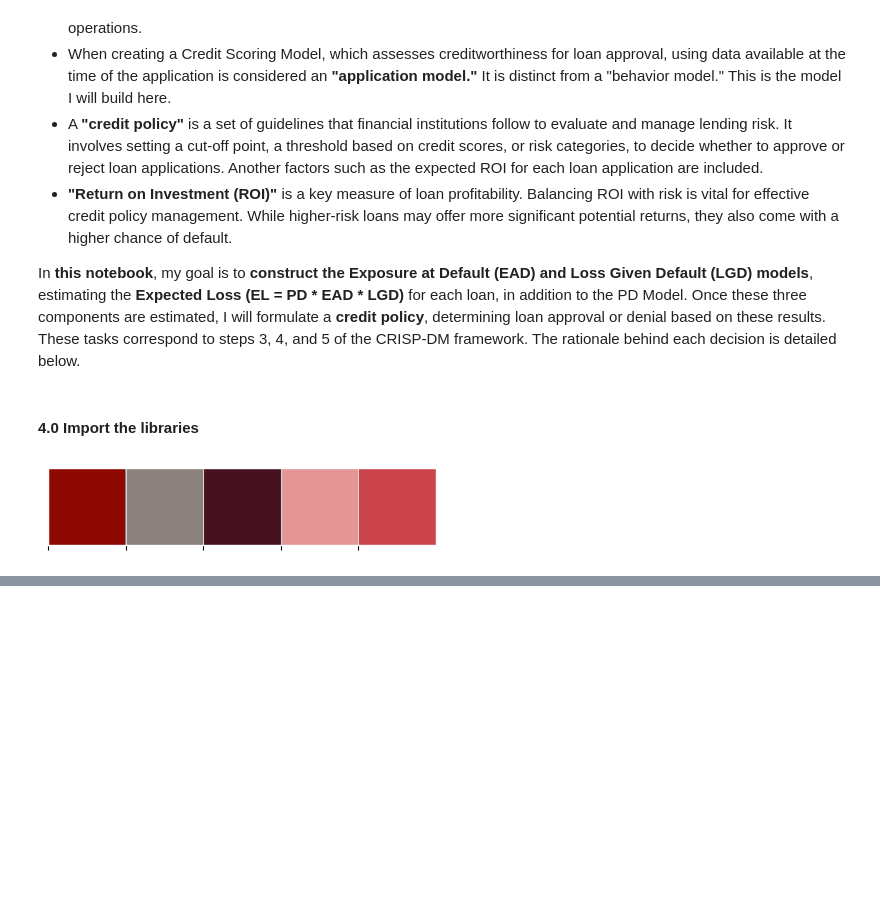
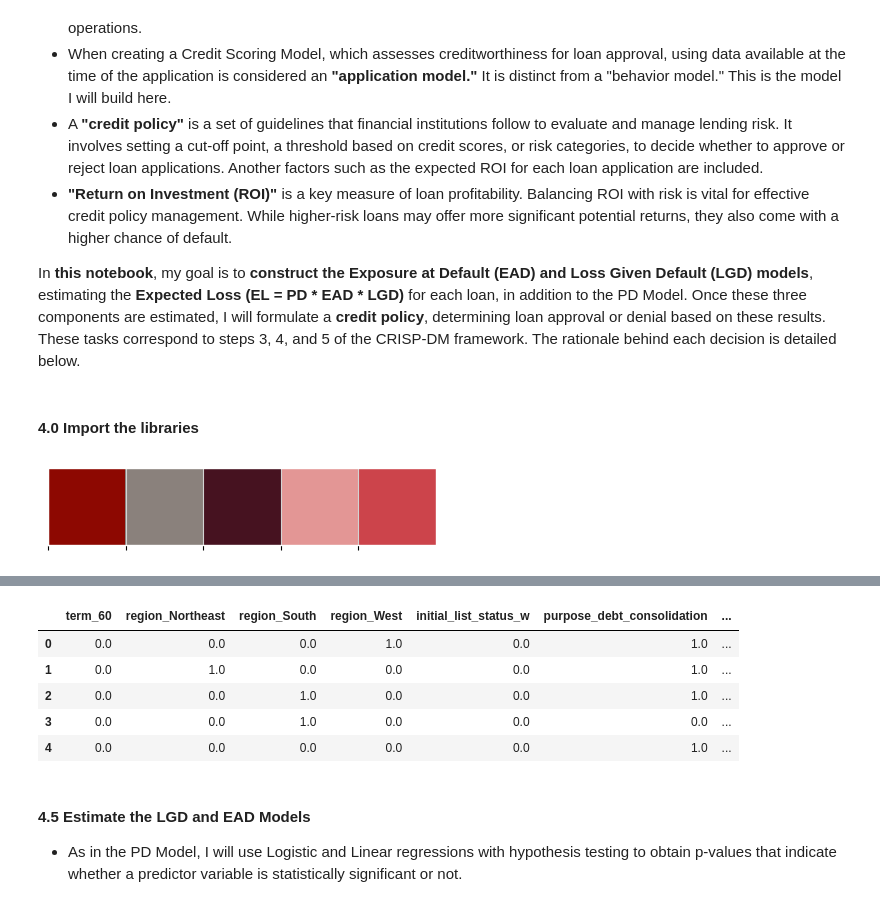
Before and after one commit to allmeidaapedro/Lending-Club-Credit-Scoring, a Jupyter notebook: notebooks/4_lgd_ead_modeling.ipynb, the cells around one changed output, grey strips where cells are left out. Saved outputs shown, nothing was run; the diff lists cells and outputs as text; code cells hidden in the pictures; blank space fills up the shorter version.

```diff
--- a/notebooks/4_lgd_ead_modeling.ipynb
+++ b/notebooks/4_lgd_ead_modeling.ipynb
@@ -122,0 +302,11 @@ memory usage: 61.4 MB
+# %%
+# Obtain the categorical and numerical variables.
+categorical_variables = X_train.select_dtypes('category').columns.tolist()
+numerical_variables = X_train.select_dtypes('number').columns.tolist()
+
+# Treat 'term' as a categorical variable because it presents just 2 unique values, 36 and 60.
+categorical_variables.append('term')
+numerical_variables.remove('term')
+
+print(f'There are {len(categorical_variables)} categorical variables. They are: {categorical_variables}.')
+print(f'There are {len(numerical_variables)} categorical variables. They are: {numerical_variables}.')
@@ -122,0 +377,29 @@ memory usage: 61.4 MB
+# %%
+# Preprocess all data for 1st and 2nd stages of LGD model and EAD model.
+X_train_prepared = preprocessor.fit_transform(X_train)
+X_test_prepared = preprocessor.transform(X_test)
+
+X_train_lgd_linear_prepared = preprocessor.fit_transform(X_train_lgd_linear)
+X_test_lgd_linear_prepared = preprocessor.transform(X_test_lgd_linear)
+
+# Obtain features list.
+features_list = ['_'.join(x.split('_')[3:]) for x in preprocessor.get_feature_names_out().tolist()]
+
+# Create DataFrames for better understanding and manipulation of prepared data.
+X_train_prepared = pd.DataFrame(X_train_prepared, columns=features_list)
+X_test_prepared = pd.DataFrame(X_test_prepared, columns=features_list)
+
+X_train_lgd_linear_prepared = pd.DataFrame(X_train_lgd_linear_prepared, columns=features_list)
+X_test_lgd_linear_prepared = pd.DataFrame(X_test_lgd_linear_prepared, columns=features_list)
+
+X_train_prepared.head()
+# %% [output]
+|  | term_60 | region_Northeast | region_South | region_West | initial_list_status_w | purpose_debt_consolidation | ... |
+| 0 | 0.0 | 0.0 | 0.0 | 1.0 | 0.0 | 1.0 | ... |
+| 1 | 0.0 | 1.0 | 0.0 | 0.0 | 0.0 | 1.0 | ... |
+| 2 | 0.0 | 0.0 | 1.0 | 0.0 | 0.0 | 1.0 | ... |
+| 3 | 0.0 | 0.0 | 1.0 | 0.0 | 0.0 | 0.0 | ... |
+| 4 | 0.0 | 0.0 | 0.0 | 0.0 | 0.0 | 1.0 | ... |
+# %% [markdown]
+#### 4.5 Estimate the LGD and EAD Models
+- As in the PD Model, I will use Logistic and Linear regressions with hypothesis testing to obtain p-values that indicate whether a predictor variable is statistically significant or not.
```
Also changed, not shown: parts of 28 cells of this notebook, 2 other files.
